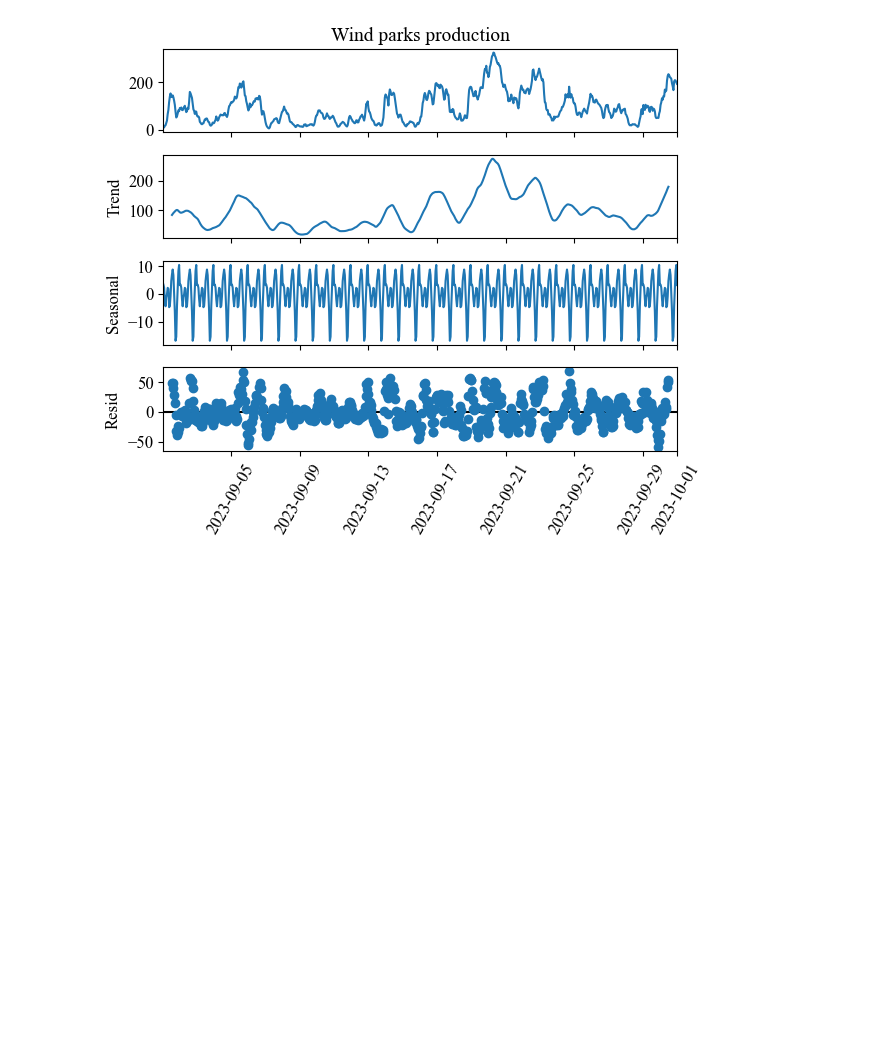
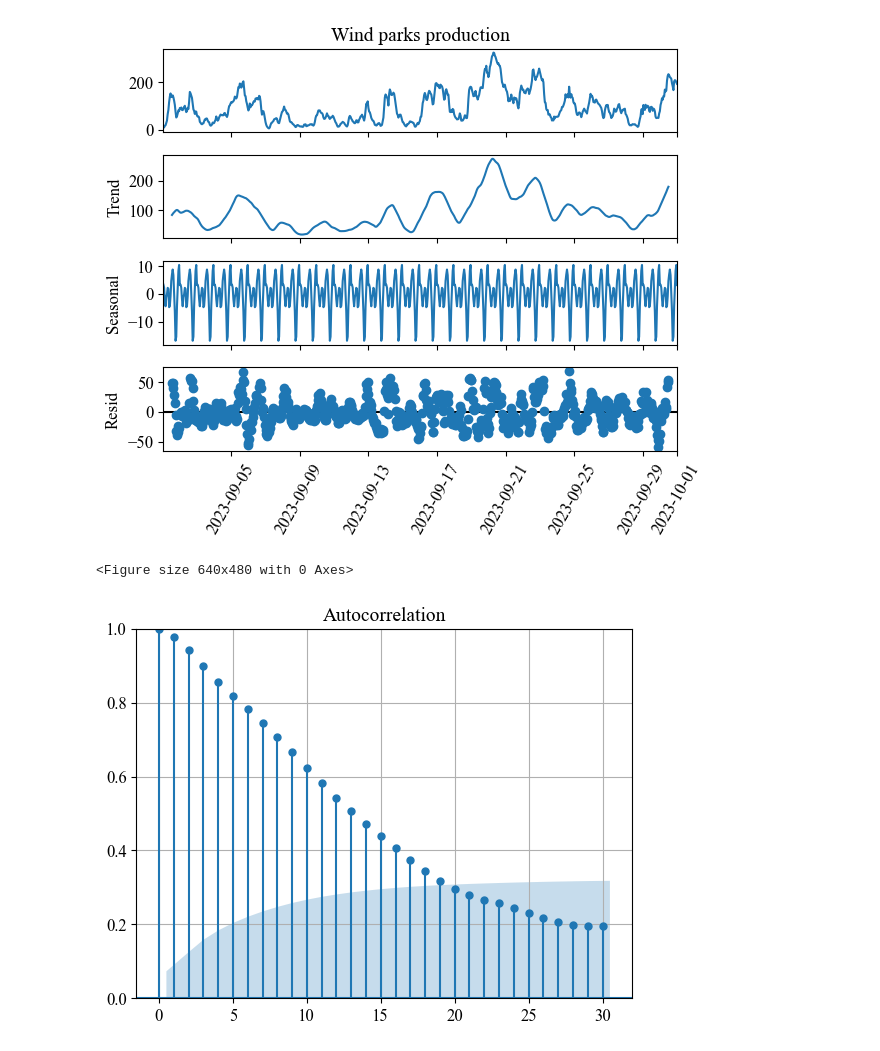
Before and after one commit to HyuntaeKR/enereng2023, a Jupyter notebook: ARIMA.ipynb, the cells around one changed output. Saved outputs shown, nothing was run; the diff lists cells and outputs as text; code cells hidden in the pictures; blank space fills up the shorter version.

```diff
--- a/ARIMA.ipynb
+++ b/ARIMA.ipynb
@@ -79,3 +85,13 @@ plt.xticks(rotation=60);
 # The wind production shows seasonal peridocitity on a daily basis
 # %% [output]
 [figure]
+# %%
+# Plot the autocorrelation plot to check stationarity
+_fig = plt.figure()
+statsmodels.graphics.tsaplots.plot_acf(wp_prod.values, lags=30)
+plt.grid(True)
+plt.ylim([0.0, 1.0]);
+# Autocorrelation plot does not show exponential decrease, rather decreasing slowly.
+# %% [output]
+<Figure size 640x480 with 0 Axes>
+[figure, added]
```
Also changed, not shown: parts of 12 cells of this notebook, 7 other files.
